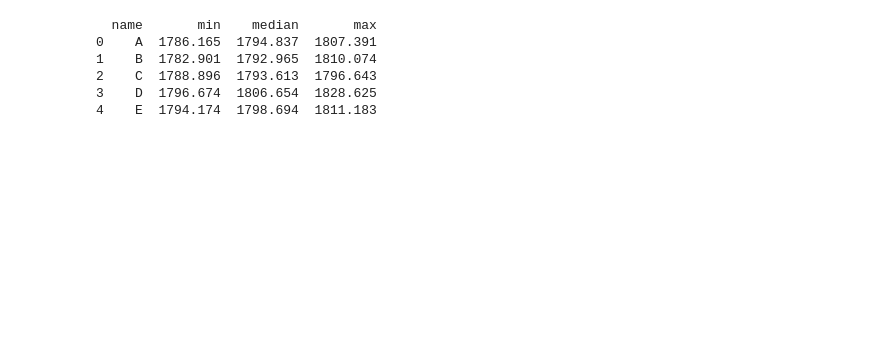
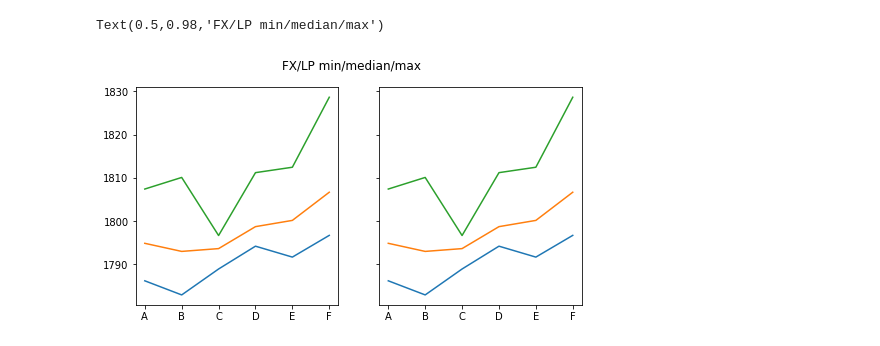
Before and after one commit to iharh/prj, a Jupyter notebook: py/fxchart/c.ipynb, the cells around one changed output. Saved outputs shown, nothing was run; the diff lists cells and outputs as text; code cells hidden in the pictures; blank space fills up the shorter version.

```diff
--- a/py/fxchart/c.ipynb
+++ b/py/fxchart/c.ipynb
@@ -24,25 +28,26 @@ process(df0, 'all').boxplot(by='name')
 # %%
 import pandas as pd
 import numpy as np
 import matplotlib.pyplot as plt
 import altair as alt
 
 df0 = pd.read_csv('data/stat0.csv')
 
 def process_agg(df, val_col):
     dfr = df.loc[:,['name', val_col]].groupby('name', as_index=False).apply(lambda grp: grp.iloc[2:-2])
     dfr = dfr.groupby('name').agg([np.min, np.median, np.max])
     dfr = pd.DataFrame(dfr.to_records())
     dfr.columns = ['name', 'min', 'median', 'max']
     dfr.to_csv('data/{}-agg.csv'.format(val_col), index=False)
     return dfr
 
-df = process_agg(df0, 'all')
-df
+dfall = process_agg(df0, 'all')
+dfcpu = process_agg(df0, 'all')
+
+fig, axes = plt.subplots(nrows=1, ncols=2, figsize=(8, 4), sharey=True)
+axes[0].plot(dfall['name'], dfall.drop(columns=['name']))
+axes[1].plot(dfcpu['name'], dfcpu.drop(columns=['name']))
+fig.suptitle('FX/LP min/median/max')
 # %% [output]
-  name       min    median       max
-0    A  1786.165  1794.837  1807.391
-1    B  1782.901  1792.965  1810.074
-2    C  1788.896  1793.613  1796.643
-3    D  1796.674  1806.654  1828.625
-4    E  1794.174  1798.694  1811.183
+Text(0.5,0.98,'FX/LP min/median/max')
+[figure, added]
```
Also changed, not shown: parts of 1 cell of this notebook, 2 other files.
